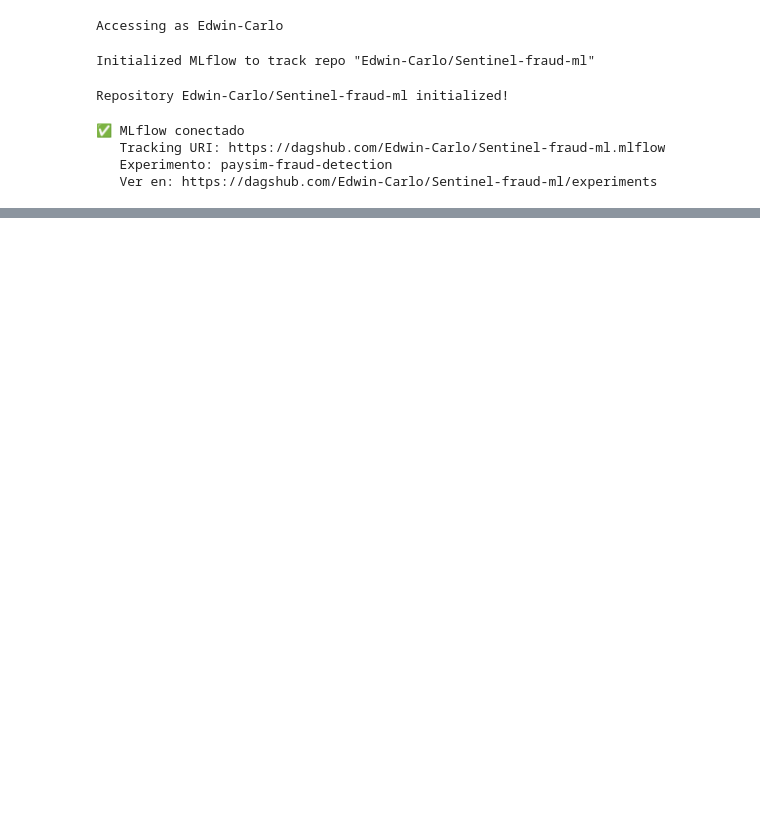
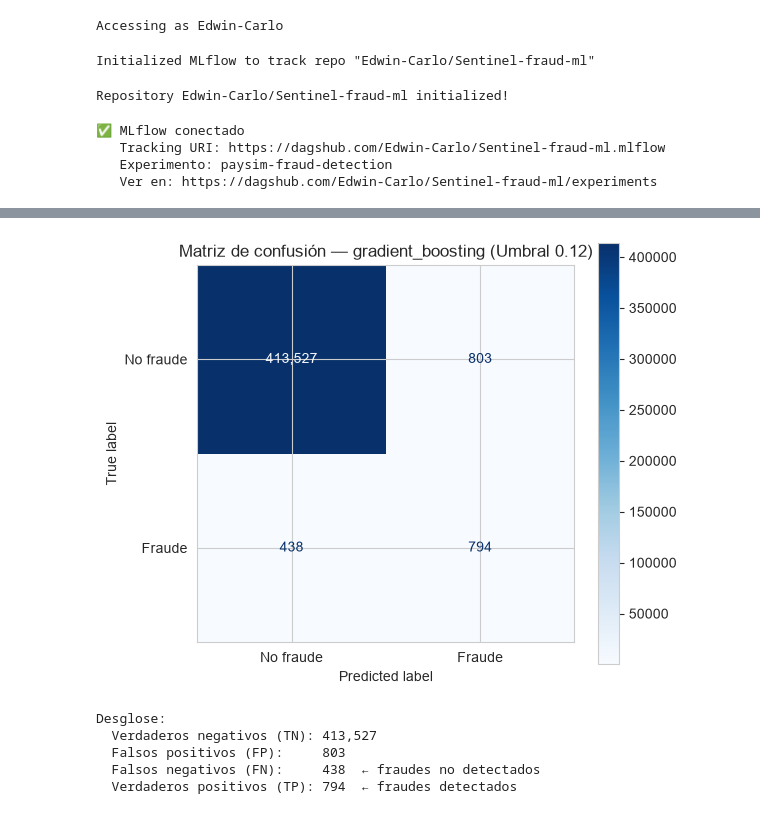
Before and after one commit to Edwin-Carlo/Sentinel-fraud-ml, a Jupyter notebook: notebooks/03_entrenamiento.ipynb, the cells around one changed output, grey strips where cells are left out. Saved outputs shown, nothing was run; the diff lists cells and outputs as text; code cells hidden in the pictures; blank space fills up the shorter version.

Commit message:
feat: release v1.0.0 - API, Dashboard, README completo y modelos finales

```diff
--- a/notebooks/03_entrenamiento.ipynb
+++ b/notebooks/03_entrenamiento.ipynb
@@ -56,6 +55,7 @@ import mlflow
 import mlflow.sklearn
 import dagshub
 from dotenv import load_dotenv
+from mlflow.models import infer_signature
 
 # --- Optuna ---
 import optuna
@@ -63,7 +63,8 @@ from optuna.samplers import TPESampler
 
 # --- Scikit-learn ---
 from sklearn.model_selection import train_test_split
-from sklearn.metrics import confusion_matrix, ConfusionMatrixDisplay
+from sklearn.metrics import confusion_matrix, ConfusionMatrixDisplay, classification_report
+from sklearn.calibration import CalibratedClassifierCV
 
 # --- Módulo del proyecto ---
 sys.path.append("..")
@@ -73,6 +74,7 @@ from src.training import (
     build_model,
     evaluate_model,
     save_model,
+    get_sample_weights,
 )
 
 # --- Configuración ---
@@ -89,8 +91,13 @@ FIGURES_DIR = Path("..") / "reports" / "figures"
 MODELS_DIR.mkdir(parents=True, exist_ok=True)
 FIGURES_DIR.mkdir(parents=True, exist_ok=True)
 
+# --- CONFIGURACIÓN FINANCIERA (NUEVO) ---
+COSTO_FP = 10    # Costo en Bs de revisar una falsa alarma
+COSTO_FN = 500   # Pérdida en Bs por un fraude no detectado
+
 print(f"Python: {sys.version.split()[0]}")
 print(f"Modelos disponibles: {list(MODEL_REGISTRY.keys())}")
+print(f"Costos configurados: FP = Bs {COSTO_FP} | FN = Bs {COSTO_FN}")
 
 # --- Verificación crítica ---
 expected_models = ["logistic_regression", "random_forest", "gradient_boosting"]
@@ -100,7 +107,6 @@ assert set(actual_models) == set(expected_models), (
     f"❌ Modelos incorrectos. Esperado: {expected_models}, Recibido: {actual_models}\n"
     f"   Solución: actualiza src/training.py y reinicia el kernel."
 )
-
 print("✅ Modelos correctos")
 # %% [output]
 Python: 3.12.7
@@ -768,0 +508,16 @@ En un dataset real con tácticas de fraude más diversas, el F1 sería significa
+# %%
+# Guardar modelo
+model_path = save_model(modelo_robusto, MODELS_DIR / "model_robusto.pkl")
+print(f"✅ Modelo guardado en: {model_path}")
+
+# Guardar configuración del umbral
+import json
+threshold_config = {
+    "umbral_optimo_costo": float(mejor_umbral_test),
+    "costo_fp": COSTO_FP,
+    "costo_fn": COSTO_FN,
+    "test_metrics": {k: float(v) for k, v in test_metrics.items()},
+}
+with open(MODELS_DIR / "threshold_config.json", "w") as f:
+    json.dump(threshold_config, f, indent=2)
+print("✅ Configuración guardada en threshold_config.json")
@@ -768,0 +530,24 @@ En un dataset real con tácticas de fraude más diversas, el F1 sería significa
+# %%
+cm = confusion_matrix(y_test, y_test_pred)
+
+fig, ax = plt.subplots(figsize=(6, 5))
+disp = ConfusionMatrixDisplay(confusion_matrix=cm, display_labels=["No fraude", "Fraude"])
+disp.plot(ax=ax, cmap="Blues", values_format=",d")
+ax.set_title(f"Matriz de confusión — {best_model_name} (Umbral {mejor_umbral_test:.2f})", fontsize=12)
+plt.tight_layout()
+plt.savefig(FIGURES_DIR / "training_confusion_matrix_robusto.png", dpi=120, bbox_inches="tight")
+plt.show()
+
+tn, fp, fn, tp = cm.ravel()
+print(f"\nDesglose:")
+print(f"  Verdaderos negativos (TN): {tn:,}")
+print(f"  Falsos positivos (FP):     {fp:,}")
+print(f"  Falsos negativos (FN):     {fn:,}  ← fraudes no detectados")
+print(f"  Verdaderos positivos (TP): {tp:,}  ← fraudes detectados")
+# %% [output]
+[figure, added]
+Desglose:
+  Verdaderos negativos (TN): 413,527
+  Falsos positivos (FP):     803
+  Falsos negativos (FN):     438  ← fraudes no detectados
+  Verdaderos positivos (TP): 794  ← fraudes detectados
```
Also changed, not shown: parts of 41 cells of this notebook, 22 other files.
